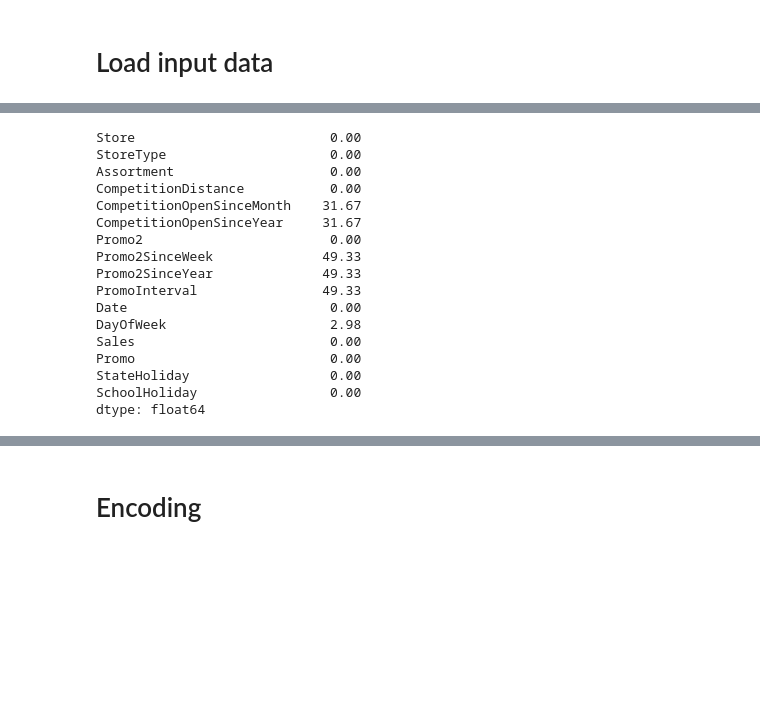
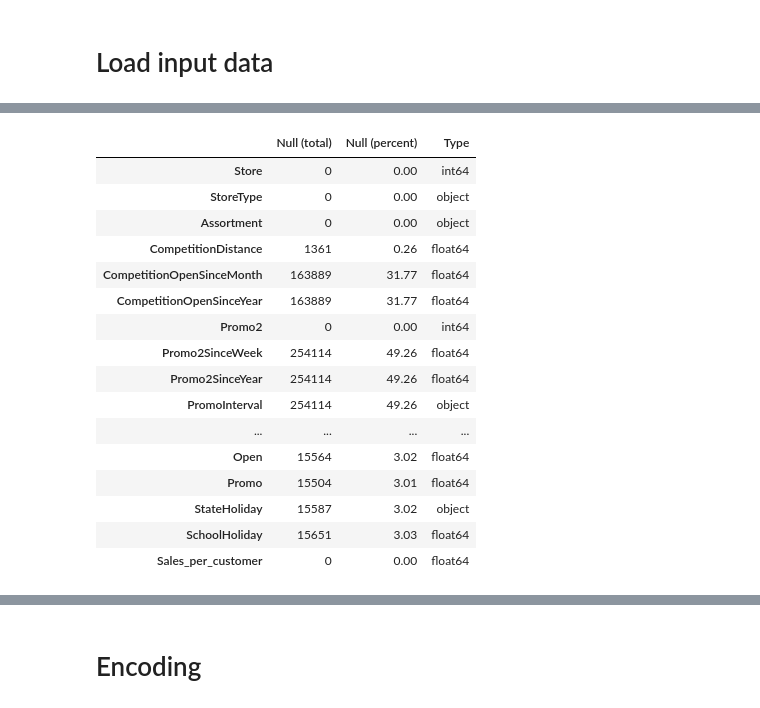
Before and after one commit to wrijupan/Rossmann-DSR-minicomp, a Jupyter notebook: notebooks/05b.ipynb, the cells around one changed output, grey strips where cells are left out. Drawn from its saved outputs; the diff is of its cells as text; code cells hidden in the pictures; blank space fills up the shorter version.

```diff
--- a/notebooks/05b.ipynb
+++ b/notebooks/05b.ipynb
@@ -35,0 +44,4 @@ nonzero_sales = nonzero_sales.dropna(axis=0, subset=['CompetitionDistance','Stat
+# %%
+group = nonzero_sales.groupby(by='Store').agg({'Sales': 'mean', 'Customers': 'mean'})
+group['Sales_per_customer'] = group['Sales'] / group['Customers']
+nonzero_sales['Sales_per_customer'] = nonzero_sales['Store'].map(group['Sales_per_customer'])
@@ -44,59 +62,20 @@ nonzero_sales = nonzero_sales[~mask_1990]
-# %%
-def missing_report(df, percentage=False):
-    if percentage == False:
-        report = df.isnull().sum()
-    else:
-        report = round(df.isnull().sum() / df.shape[0] * 100, 2)
-    return report
-
-############################
-# Missing value imputation #
-############################
-def const_imputation(df, columns, values):
-    df[columns] = df[columns].fillna(values, axis=0)
-    return df
-
-def mean_imputation(df, columns, enforce_int=False):
-    if enforce_int:
-        mean_imp_values = np.floor(df[columns].mean())
-    else:
-        mean_imp_values = df[columns].mean()
-    return df.fillna(mean_imp_values, axis=0), mean_imp_values
-
-##############################
-# Categorical value encoding #
-##############################
-def freq_encoding(df, column):
-    fenc_values = Counter(df[column])
-    new_column = column + '_fenc'
-    df[new_column] = df[column].map(fenc_values)
-    return df, fenc_values
-
-def mean_encoding(df, column):
-    menc_values = df.groupby(by = column).mean()['Sales']
-    df[column + '_menc'] = df[column].map(menc_values)
-    return df, menc_values
-
-def ordinal_encoding(df, column, ordinal_dict):
-    df[column + '_orenc'] = df[column].map(ordinal_dict)
-    return df
 # %%
-missing_report(nonzero_sales, percentage=True)
+missing_report(nonzero_sales, pd)
 # %% [output]
-Store                         0.00
-StoreType                     0.00
-Assortment                    0.00
-CompetitionDistance           0.00
-CompetitionOpenSinceMonth    31.67
-CompetitionOpenSinceYear     31.67
-Promo2                        0.00
-Promo2SinceWeek              49.33
-Promo2SinceYear              49.33
-PromoInterval                49.33
-Date                          0.00
-DayOfWeek                     2.98
-Sales                         0.00
-Promo                         0.00
-StateHoliday                  0.00
-SchoolHoliday                 0.00
-dtype: float64
+|  | Null (total) | Null (percent) | Type |
+| Store | 0 | 0.00 | int64 |
+| StoreType | 0 | 0.00 | object |
+| Assortment | 0 | 0.00 | object |
+| CompetitionDistance | 1361 | 0.26 | float64 |
+| CompetitionOpenSinceMonth | 163889 | 31.77 | float64 |
+| CompetitionOpenSinceYear | 163889 | 31.77 | float64 |
+| Promo2 | 0 | 0.00 | int64 |
+| Promo2SinceWeek | 254114 | 49.26 | float64 |
+| Promo2SinceYear | 254114 | 49.26 | float64 |
+| PromoInterval | 254114 | 49.26 | object |
+| ... | ... | ... | ... |
+| Open | 15564 | 3.02 | float64 |
+| Promo | 15504 | 3.01 | float64 |
+| StateHoliday | 15587 | 3.02 | object |
+| SchoolHoliday | 15651 | 3.03 | float64 |
+| Sales_per_customer | 0 | 0.00 | float64 |
```
Also changed, not shown: parts of 37 cells of this notebook, 1 other file.
